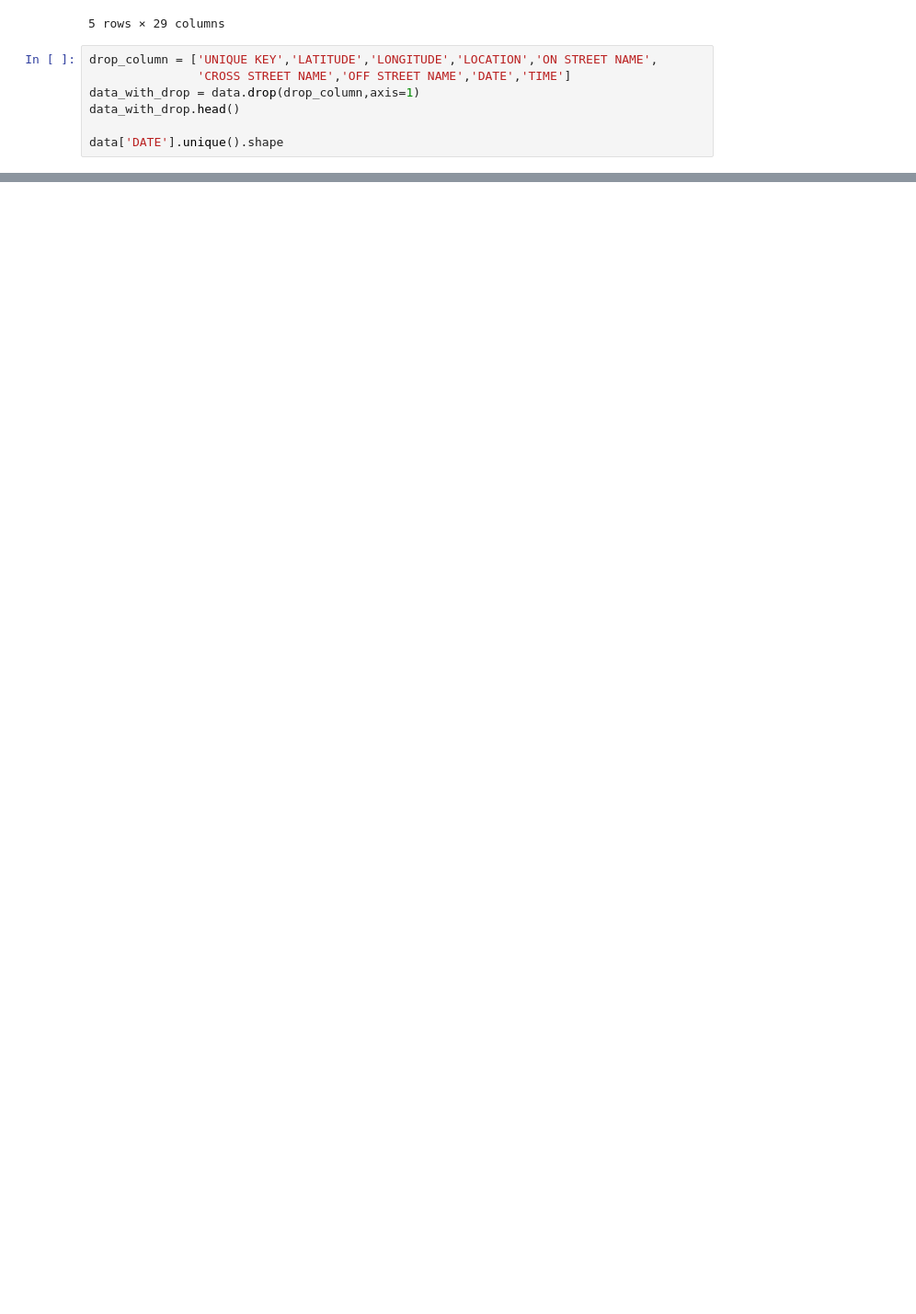
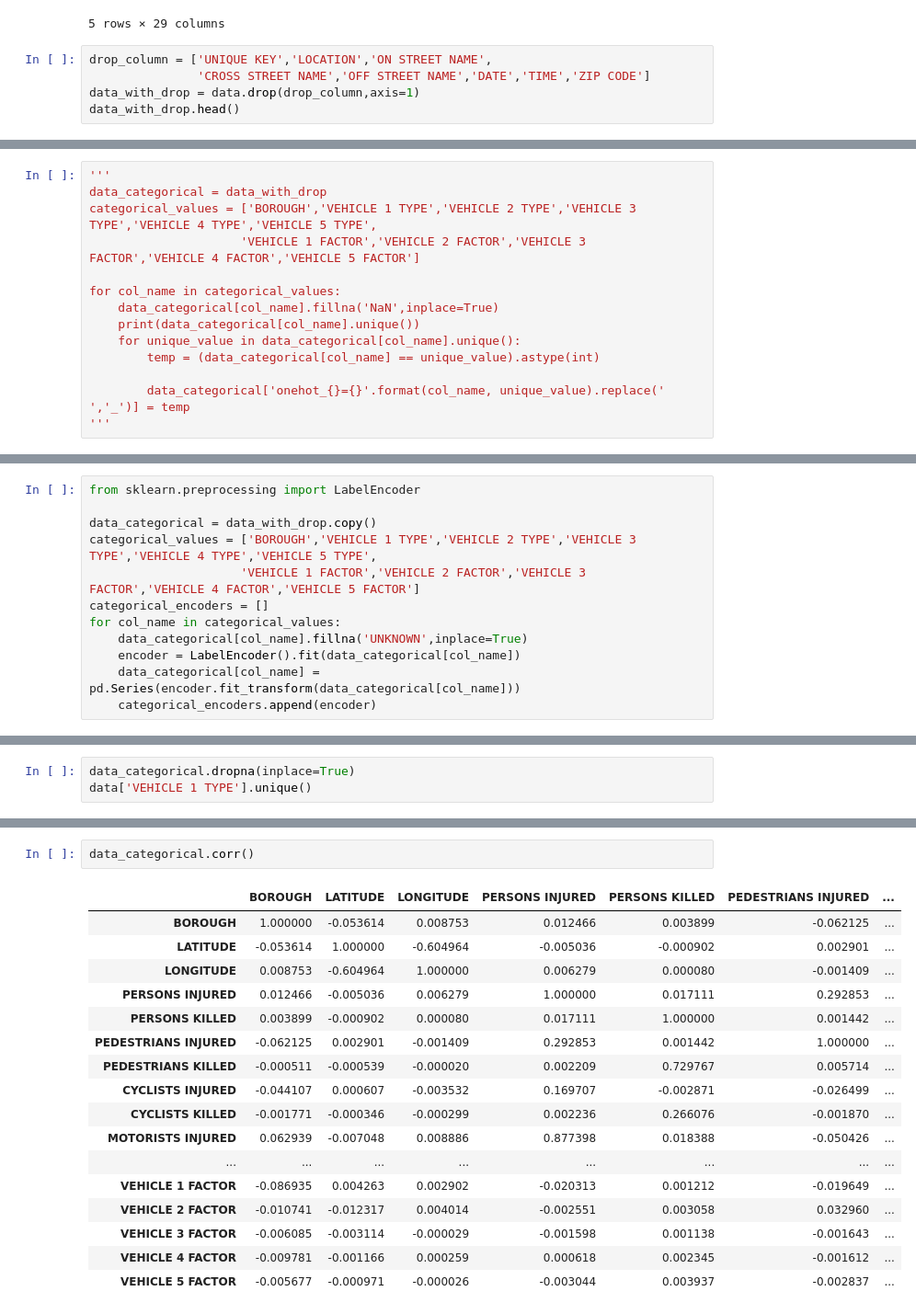
Before and after one commit to lainys/big-data, a Jupyter notebook: lab1.ipynb, the cells around one changed output, grey strips where cells are left out. Shown: that part at 92% size. Saved outputs shown, nothing was run; the diff lists cells and outputs as text; blank space fills up the shorter version.

```diff
--- a/lab1.ipynb
+++ b/lab1.ipynb
@@ -35,10 +37,8 @@ data.head()
 | 4 | 3146120 | 01/01/2015 | 0:33 | NaN | NaN | NaN | NaN | NaN | RICHMOND TERRACE | ... |
 5 rows × 29 columns
 # %%
-drop_column = ['UNIQUE KEY','LATITUDE','LONGITUDE','LOCATION','ON STREET NAME',
-               'CROSS STREET NAME','OFF STREET NAME','DATE','TIME']
+drop_column = ['UNIQUE KEY','LOCATION','ON STREET NAME',
+               'CROSS STREET NAME','OFF STREET NAME','DATE','TIME','ZIP CODE']
 data_with_drop = data.drop(drop_column,axis=1)
 data_with_drop.head()
-
-data['DATE'].unique().shape
 # %% [output]
@@ -85,0 +72,14 @@ SyntaxError: invalid syntax (<ipython-input-24-f138422077d3>, line 1)
+# %%
+'''
+data_categorical = data_with_drop
+categorical_values = ['BOROUGH','VEHICLE 1 TYPE','VEHICLE 2 TYPE','VEHICLE 3 TYPE','VEHICLE 4 TYPE','VEHICLE 5 TYPE',
+                     'VEHICLE 1 FACTOR','VEHICLE 2 FACTOR','VEHICLE 3 FACTOR','VEHICLE 4 FACTOR','VEHICLE 5 FACTOR']
+
+for col_name in categorical_values:
+    data_categorical[col_name].fillna('NaN',inplace=True)
+    print(data_categorical[col_name].unique())
+    for unique_value in data_categorical[col_name].unique():
+        temp = (data_categorical[col_name] == unique_value).astype(int)
+
+        data_categorical['onehot_{}={}'.format(col_name, unique_value).replace(' ','_')] = temp
+'''
@@ -85,0 +88,12 @@ SyntaxError: invalid syntax (<ipython-input-24-f138422077d3>, line 1)
+# %%
+from sklearn.preprocessing import LabelEncoder
+
+data_categorical = data_with_drop.copy()
+categorical_values = ['BOROUGH','VEHICLE 1 TYPE','VEHICLE 2 TYPE','VEHICLE 3 TYPE','VEHICLE 4 TYPE','VEHICLE 5 TYPE',
+                     'VEHICLE 1 FACTOR','VEHICLE 2 FACTOR','VEHICLE 3 FACTOR','VEHICLE 4 FACTOR','VEHICLE 5 FACTOR']
+categorical_encoders = []
+for col_name in categorical_values:
+    data_categorical[col_name].fillna('UNKNOWN',inplace=True)
+    encoder = LabelEncoder().fit(data_categorical[col_name])
+    data_categorical[col_name] = pd.Series(encoder.fit_transform(data_categorical[col_name]))
+    categorical_encoders.append(encoder)
@@ -85,0 +112,3 @@ SyntaxError: invalid syntax (<ipython-input-24-f138422077d3>, line 1)
+# %%
+data_categorical.dropna(inplace=True)
+data['VEHICLE 1 TYPE'].unique()
@@ -85,0 +131,20 @@ SyntaxError: invalid syntax (<ipython-input-24-f138422077d3>, line 1)
+# %%
+data_categorical.corr()
+# %% [output]
+|  | BOROUGH | LATITUDE | LONGITUDE | PERSONS INJURED | PERSONS KILLED | PEDESTRIANS INJURED | ... |
+| BOROUGH | 1.000000 | -0.053614 | 0.008753 | 0.012466 | 0.003899 | -0.062125 | ... |
+| LATITUDE | -0.053614 | 1.000000 | -0.604964 | -0.005036 | -0.000902 | 0.002901 | ... |
+| LONGITUDE | 0.008753 | -0.604964 | 1.000000 | 0.006279 | 0.000080 | -0.001409 | ... |
+| PERSONS INJURED | 0.012466 | -0.005036 | 0.006279 | 1.000000 | 0.017111 | 0.292853 | ... |
+| PERSONS KILLED | 0.003899 | -0.000902 | 0.000080 | 0.017111 | 1.000000 | 0.001442 | ... |
+| PEDESTRIANS INJURED | -0.062125 | 0.002901 | -0.001409 | 0.292853 | 0.001442 | 1.000000 | ... |
+| PEDESTRIANS KILLED | -0.000511 | -0.000539 | -0.000020 | 0.002209 | 0.729767 | 0.005714 | ... |
+| CYCLISTS INJURED | -0.044107 | 0.000607 | -0.003532 | 0.169707 | -0.002871 | -0.026499 | ... |
+| CYCLISTS KILLED | -0.001771 | -0.000346 | -0.000299 | 0.002236 | 0.266076 | -0.001870 | ... |
+| MOTORISTS INJURED | 0.062939 | -0.007048 | 0.008886 | 0.877398 | 0.018388 | -0.050426 | ... |
+| ... | ... | ... | ... | ... | ... | ... | ... |
+| VEHICLE 1 FACTOR | -0.086935 | 0.004263 | 0.002902 | -0.020313 | 0.001212 | -0.019649 | ... |
+| VEHICLE 2 FACTOR | -0.010741 | -0.012317 | 0.004014 | -0.002551 | 0.003058 | 0.032960 | ... |
+| VEHICLE 3 FACTOR | -0.006085 | -0.003114 | -0.000029 | -0.001598 | 0.001138 | -0.001643 | ... |
+| VEHICLE 4 FACTOR | -0.009781 | -0.001166 | 0.000259 | 0.000618 | 0.002345 | -0.001612 | ... |
+| VEHICLE 5 FACTOR | -0.005677 | -0.000971 | -0.000026 | -0.003044 | 0.003937 | -0.002837 | ... |
```
Also changed, not shown: parts of 35 cells of this notebook.
